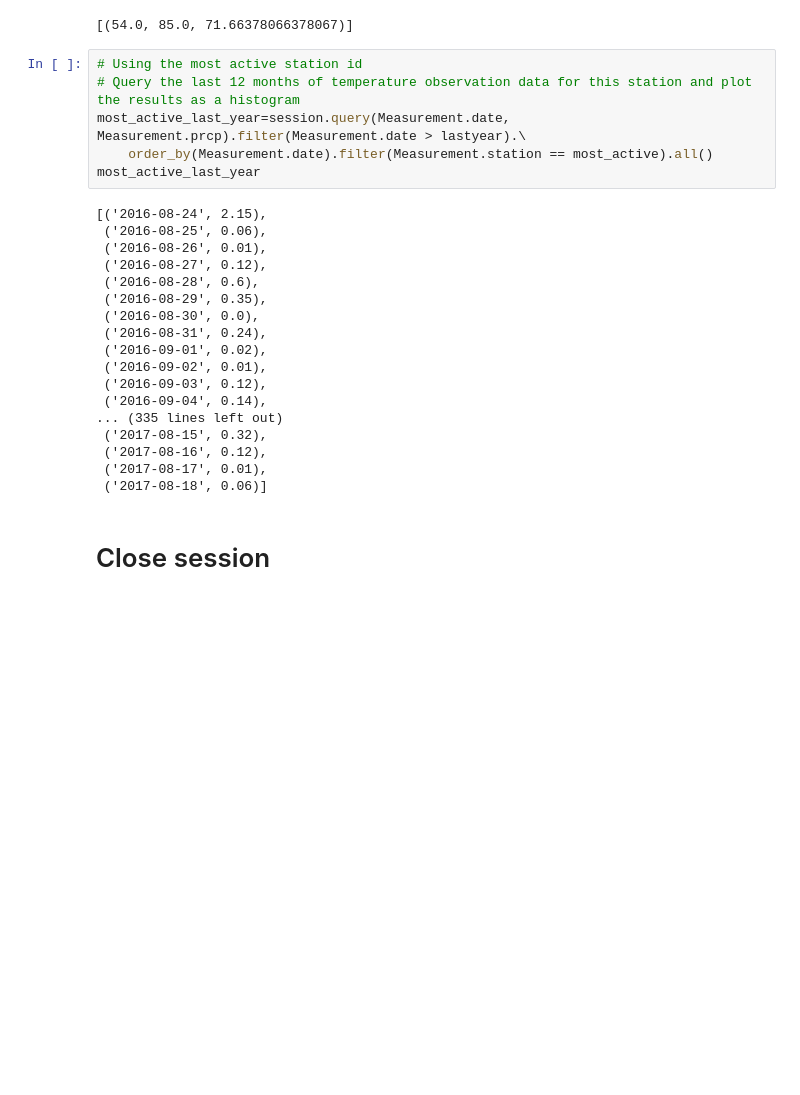
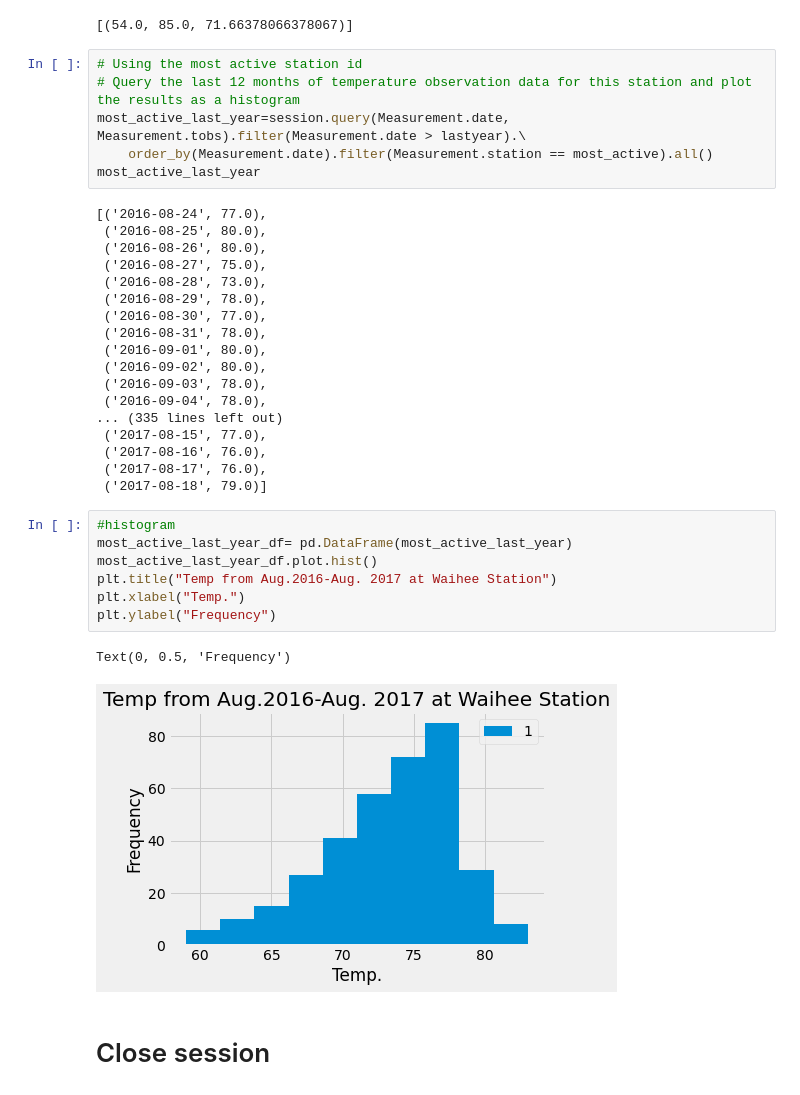
Before and after one commit to caseyjuergens/sqlalchemy-challenge, a Jupyter notebook: climate_starter.ipynb, the cells around one changed output. Cells and saved outputs as stored; diff of their text form; blank space fills up the shorter version.

Commit message:
finished climate starter, will circle back to bar graph to clean

```diff
--- a/climate_starter.ipynb
+++ b/climate_starter.ipynb
@@ -157,27 +157,37 @@ session.query(func.min(Measurement.tobs), func.max(Measurement.tobs), func.avg(M
 # %%
 # Using the most active station id
 # Query the last 12 months of temperature observation data for this station and plot the results as a histogram
-most_active_last_year=session.query(Measurement.date, Measurement.prcp).filter(Measurement.date > lastyear).\
+most_active_last_year=session.query(Measurement.date, Measurement.tobs).filter(Measurement.date > lastyear).\
     order_by(Measurement.date).filter(Measurement.station == most_active).all()
 most_active_last_year
 # %% [output]
-[('2016-08-24', 2.15),
- ('2016-08-25', 0.06),
- ('2016-08-26', 0.01),
- ('2016-08-27', 0.12),
- ('2016-08-28', 0.6),
- ('2016-08-29', 0.35),
- ('2016-08-30', 0.0),
- ('2016-08-31', 0.24),
- ('2016-09-01', 0.02),
- ('2016-09-02', 0.01),
- ('2016-09-03', 0.12),
- ('2016-09-04', 0.14),
+[('2016-08-24', 77.0),
+ ('2016-08-25', 80.0),
+ ('2016-08-26', 80.0),
+ ('2016-08-27', 75.0),
+ ('2016-08-28', 73.0),
+ ('2016-08-29', 78.0),
+ ('2016-08-30', 77.0),
+ ('2016-08-31', 78.0),
+ ('2016-09-01', 80.0),
+ ('2016-09-02', 80.0),
+ ('2016-09-03', 78.0),
+ ('2016-09-04', 78.0),
 ... (335 lines left out)
- ('2017-08-15', 0.32),
- ('2017-08-16', 0.12),
- ('2017-08-17', 0.01),
- ('2017-08-18', 0.06)]
+ ('2017-08-15', 77.0),
+ ('2017-08-16', 76.0),
+ ('2017-08-17', 76.0),
+ ('2017-08-18', 79.0)]
+# %%
+#histogram
+most_active_last_year_df= pd.DataFrame(most_active_last_year)
+most_active_last_year_df.plot.hist()
+plt.title("Temp from Aug.2016-Aug. 2017 at Waihee Station")
+plt.xlabel("Temp.")
+plt.ylabel("Frequency")
+# %% [output]
+Text(0, 0.5, 'Frequency')
+[figure, added]
 # %% [markdown]
 # Close session
 # %%
```
